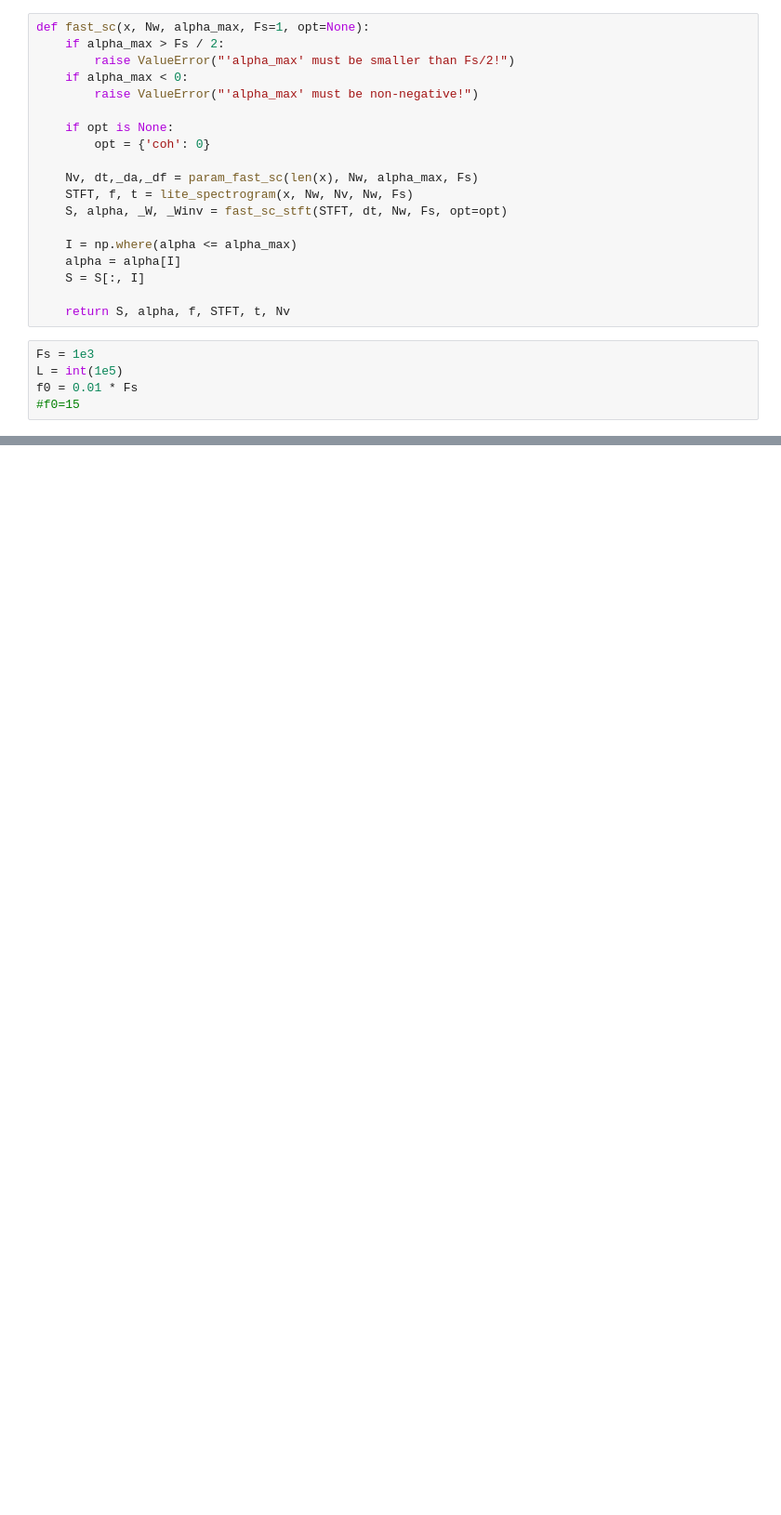
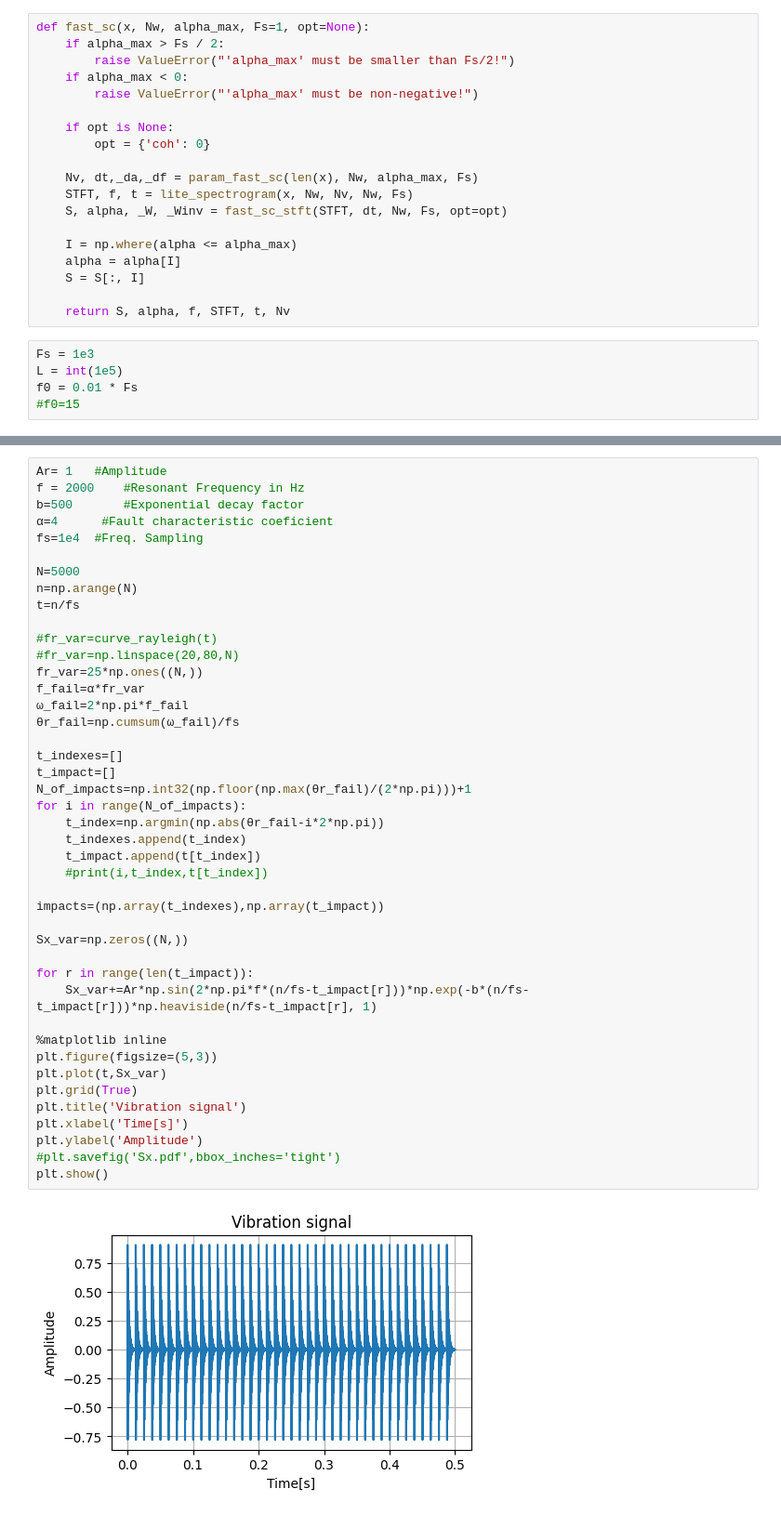
Before and after one commit to androdl96/GD_bearing, a Jupyter notebook: prueba_SC.ipynb, the cells around one changed output, grey strips where cells are left out. Shown at 93% size. Saved outputs shown, nothing was run; the diff lists cells and outputs as text; blank space fills up the shorter version.

```diff
--- a/prueba_SC.ipynb
+++ b/prueba_SC.ipynb
@@ -316 +316,46 @@ plt.show()
 [figure]
+# %%
+Ar= 1   #Amplitude
+f = 2000    #Resonant Frequency in Hz
+b=500       #Exponential decay factor
+α=4      #Fault characteristic coeficient
+fs=1e4  #Freq. Sampling
+
+N=5000
+n=np.arange(N)
+t=n/fs
+
+#fr_var=curve_rayleigh(t)
+#fr_var=np.linspace(20,80,N)
+fr_var=25*np.ones((N,))
+f_fail=α*fr_var
+ω_fail=2*np.pi*f_fail
+θr_fail=np.cumsum(ω_fail)/fs
+
+t_indexes=[]
+t_impact=[]
+N_of_impacts=np.int32(np.floor(np.max(θr_fail)/(2*np.pi)))+1
+for i in range(N_of_impacts):
+    t_index=np.argmin(np.abs(θr_fail-i*2*np.pi))
+    t_indexes.append(t_index)
+    t_impact.append(t[t_index])
+    #print(i,t_index,t[t_index])
+
+impacts=(np.array(t_indexes),np.array(t_impact))
+
+Sx_var=np.zeros((N,))
+
+for r in range(len(t_impact)):
+    Sx_var+=Ar*np.sin(2*np.pi*f*(n/fs-t_impact[r]))*np.exp(-b*(n/fs-t_impact[r]))*np.heaviside(n/fs-t_impact[r], 1)
+
+%matplotlib inline
+plt.figure(figsize=(5,3))
+plt.plot(t,Sx_var)
+plt.grid(True)
+plt.title('Vibration signal')
+plt.xlabel('Time[s]')
+plt.ylabel('Amplitude')
+#plt.savefig('Sx.pdf',bbox_inches='tight')
+plt.show()
+# %% [output]
+[figure, added]
```
Also changed, not shown: parts of 3 cells of this notebook.
